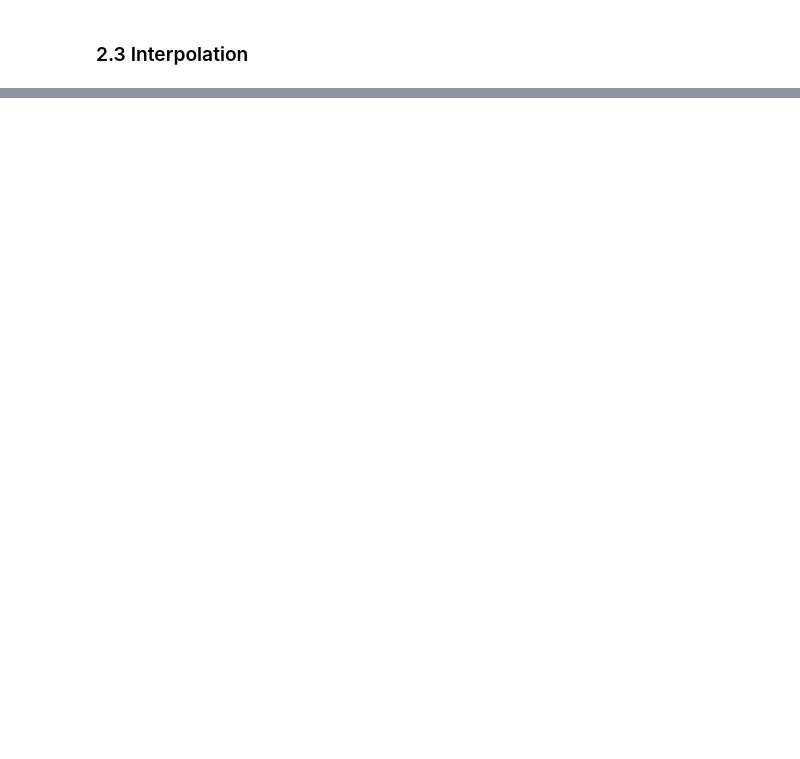
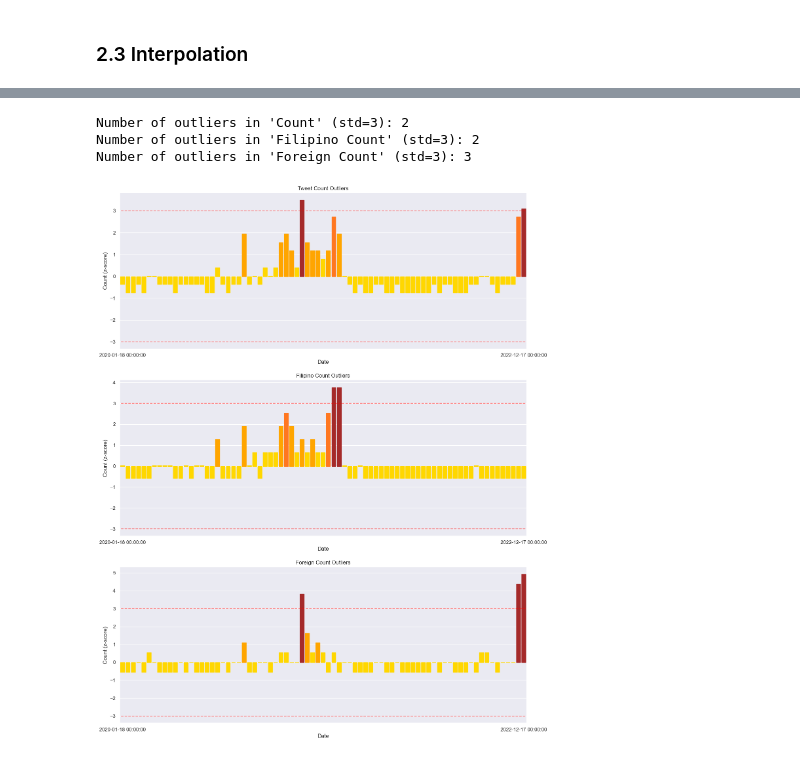
Before and after one commit to KituIco/cs132-g28-covid-vaccine-implants, a Jupyter notebook: misc/Data-Exploration-TimeSeries.ipynb, the cells around one changed output, grey strips where cells are left out. Drawn from its saved outputs; the diff is of its cells as text; code cells hidden in the pictures; blank space fills up the shorter version.

```diff
--- a/misc/Data-Exploration-TimeSeries.ipynb
+++ b/misc/Data-Exploration-TimeSeries.ipynb
@@ -242,0 +266,62 @@ Text(0.5, 1.0, 'Interpolation of the Frequency of Tweets (Hourly)')
+# %%
+df_bin = df_dates_language.groupby(pd.Grouper(key="Date", freq="SM")).sum()
+df_scaled = df_bin.apply(zscore)
+
+df_scaled_count = df_scaled['Count']
+n_out_count = len(df_scaled_count[abs(df_scaled_count) > 3])
+print(f"Number of outliers in 'Count' (std=3): {n_out_count}")
+
+df_scaled_Filipino = df_scaled['Filipino_Count']
+n_out_Filipino = len(df_scaled_Filipino[abs(df_scaled_Filipino) > 3])
+print(f"Number of outliers in 'Filipino Count' (std=3): {n_out_Filipino}")
+
+df_scaled_Foreign = df_scaled['Foreign_Count']
+n_out_Foreign = len(df_scaled_Foreign[abs(df_scaled_Foreign) > 3])
+print(f"Number of outliers in 'Foreign Count' (std=3): {n_out_Foreign}")
+# %% [output]
+Number of outliers in 'Count' (std=3): 2
+Number of outliers in 'Filipino Count' (std=3): 2
+Number of outliers in 'Foreign Count' (std=3): 3
+# %%
+# Create a figure with two subplots
+fig, (ax1, ax2, ax3) = plt.subplots(nrows=3, figsize=(16, 21))
+
+# Define function for coloring bars
+def color_bars(ax, df):
+    for i in range(len(df)):
+        val = abs(df[i])
+        if val <= 1:
+            color = 'gold'
+        elif val <= 2:
+            color = 'orange'
+        elif val <= 3:
+            color = '#FF7720'
+        else:
+            color = 'brown'
+        ax.get_children()[i].set_color(color)
+
+sns.barplot(x=df_scaled.index, y=df_scaled['Count'], ax=ax1)
+sns.despine(ax=ax1)
+ax1.set(title='Tweet Count Outliers', xlabel='Date', ylabel='Count (z-score)')
+ax1.set_xticks([0, len(df_scaled)-1])
+ax1.axhline(y=3, xmin=-0.5, xmax=len(df_scaled)-0.5, color='red', alpha=0.5, ls='--') # Standard deviation lines
+ax1.axhline(y=-3, xmin=-0.5, xmax=len(df_scaled)-0.5, color='red', alpha=0.5, ls='--')
+color_bars(ax1, df_scaled['Count'])
+
+sns.barplot(x=df_scaled.index, y=df_scaled['Filipino_Count'], ax=ax2)
+sns.despine(ax=ax2)
+ax2.set(title='Filipino Count Outliers', xlabel='Date', ylabel='Count (z-score)')
+ax2.set_xticks([0, len(df_scaled)-1])
+ax2.axhline(y=3, xmin=-0.5, xmax=len(df_scaled)-0.5, color='red', alpha=0.5, ls='--') # Standard deviation lines
+ax2.axhline(y=-3, xmin=-0.5, xmax=len(df_scaled)-0.5, color='red', alpha=0.5, ls='--')
+color_bars(ax2, df_scaled['Filipino_Count'])
+
+sns.barplot(x=df_scaled.index, y=df_scaled['Foreign_Count'], ax=ax3)
+sns.despine(ax=ax3)
+ax3.set(title='Foreign Count Outliers', xlabel='Date', ylabel='Count (z-score)')
+ax3.set_xticks([0, len(df_scaled)-1])
+ax3.axhline(y=3, xmin=-0.5, xmax=len(df_scaled)-0.5, color='red', alpha=0.5, ls='--') # Standard deviation lines
+ax3.axhline(y=-3, xmin=-0.5, xmax=len(df_scaled)-0.5, color='red', alpha=0.5, ls='--')
+color_bars(ax3, df_scaled['Foreign_Count'])
+# %% [output]
+[figure, added]
```
Also changed, not shown: parts of 7 cells of this notebook, 2 other files.
